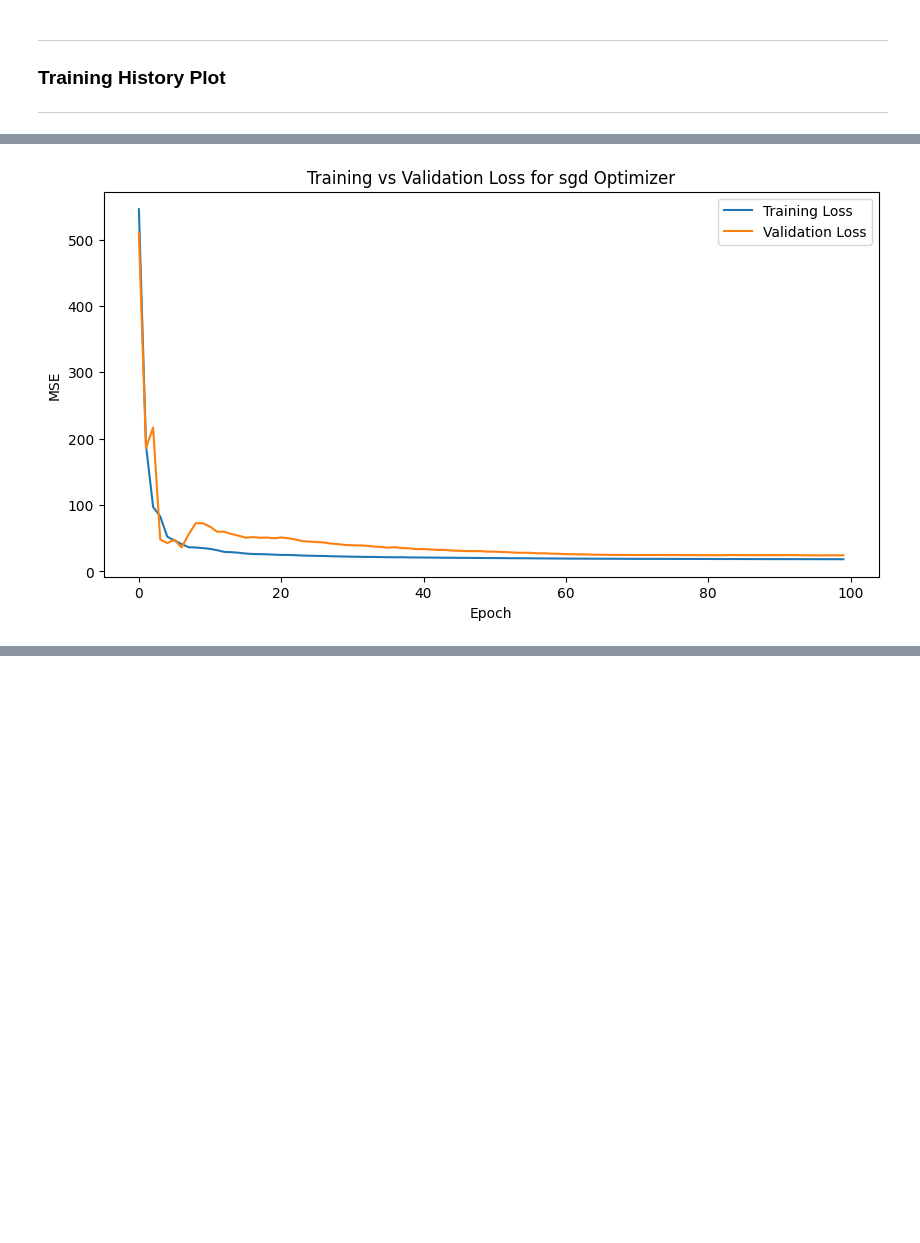
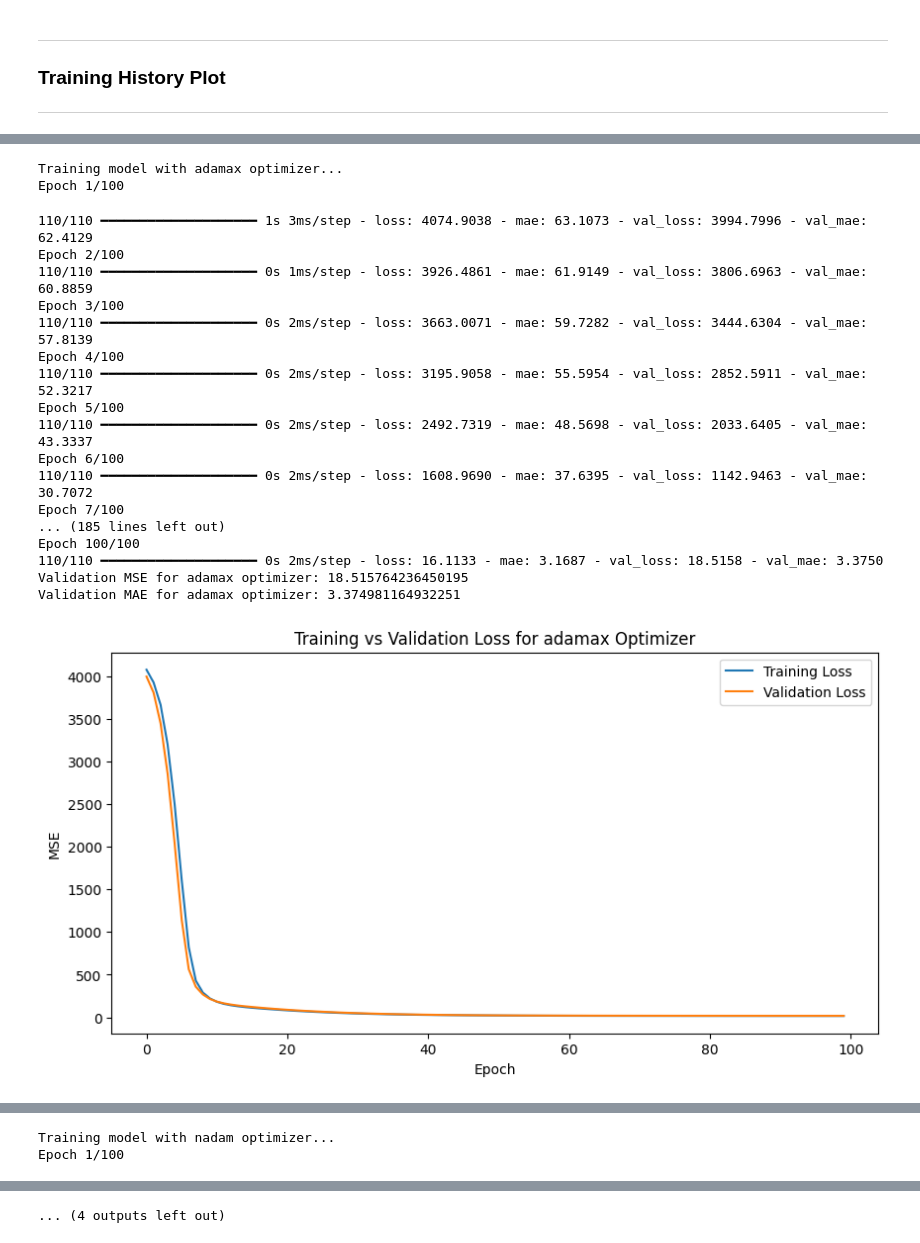
Before and after one commit to Ned-Matheson-1174976/1174976_EcoVision_Project1, a Jupyter notebook: SRC/DL.ipynb, the cells around one changed output, grey strips where cells are left out. Saved outputs shown, nothing was run; the diff lists cells and outputs as text; code cells hidden in the pictures; blank space fills up the shorter version.

```diff
--- a/SRC/DL.ipynb
+++ b/SRC/DL.ipynb
@@ -105,8 +120,10 @@ print('X_train_scaled standard deviation:', X_train_scaled.std())
 
 
 # Reproducibility
+random.seed(42)
 np.random.seed(42)
 tf.random.set_seed(42)
+epoch_num = 100
 
 baseline_model = tf.keras.Sequential([
     tf.keras.layers.Dense(
@@ -127,7 +144,7 @@ history = baseline_model.fit(
     X_train_scaled,
     y_train,
     validation_data=(X_val_scaled, y_val),
-    epochs=100,
+    epochs=epoch_num,
     batch_size=32,
     verbose=1
 )
@@ -594,7 +850,15 @@ Results for different activation functions:
 # %%
-activation_winner = 'relu'
-optimizer_choice = ['adam', 'sgd']
+#activation_winner = 'leaky_relu'
 
+optimizer_choice = ['adam', 'adamax', 'nadam', 'rmsprop', 'sgd']
+results_df = pd.DataFrame(
+    results,
+    columns=[
+        "Variable",
+        "Validation MSE",
+        "Validation MAE"
+    ]
+)
 results_df.loc[len(results_df)] = ['Optimizer', '', '']
 for o in optimizer_choice:
     print(f"Training model with {o} optimizer...")
@@ -604,19 +868,19 @@ for o in optimizer_choice:
         X_train_scaled,
         y_train,
         validation_data=(X_val_scaled, y_val),
-        epochs=100,
+        epochs=epoch_num,
         batch_size=32,
         verbose=1
     )
 
-    test_loss, test_mae = model.evaluate(
-        X_test_scaled,
-        y_test,
+    val_loss, val_mae = model.evaluate(
+        X_val_scaled,
+        y_val,
         verbose=0
     )
 
-    print(f"Test MSE for {o} optimizer: {test_loss}")
-    print(f"Test MAE for {o} optimizer: {test_mae}")
+    print(f"Validation MSE for {o} optimizer: {val_loss}")
+    print(f"Validation MAE for {o} optimizer: {val_mae}")
 
     plt.figure(figsize=(10,5))
 
@@ -628,10 +892,32 @@ for o in optimizer_choice:
     plt.title(f"Training vs Validation Loss for {o} Optimizer")
     plt.legend()
     plt.show()
-    results_df.loc[len(results_df)] = [o, test_loss, test_mae]
+    results_df.loc[len(results_df)] = [o, val_loss, val_mae]
+results_total =pd.concat([results_total, results_df], ignore_index=True)
+#print("Results for different optimizers:")
+#print(results_df)
 
-print("Results for different optimizers:")
-print(results_df)
+
+
+
+# Ignore the title row
+numeric_rows = results_df[pd.to_numeric(results_df["Validation MSE"], errors="coerce").notna()]
+
+best_row = numeric_rows.loc[numeric_rows["Validation MSE"].idxmin()]
+
+markdown_text = f"""
+### Results for different Optimizers
+
+{numeric_rows.to_markdown(index=False)}
+
+{(best_row['Variable'])} Optimizer had the best results with the lowest validation MSE of {best_row['Validation MSE']:.6f} and validation MAE of {best_row['Validation MAE']:.6f}.
+"""
+
+display(Markdown(markdown_text))
+optimizer_winner = numeric_rows.loc[
+    numeric_rows["Validation MSE"].idxmin(),
+    "Variable"
+]
 # %% [output]
 Training model with adam optimizer...
 Epoch 1/100
@@ -671 +942,20 @@ Test MAE for sgd optimizer: 3.848219156265259
+Training model with adamax optimizer...
+Epoch 1/100
+110/110 ━━━━━━━━━━━━━━━━━━━━ 1s 3ms/step - loss: 4074.9038 - mae: 63.1073 - val_loss: 3994.7996 - val_mae: 62.4129
+Epoch 2/100
+110/110 ━━━━━━━━━━━━━━━━━━━━ 0s 1ms/step - loss: 3926.4861 - mae: 61.9149 - val_loss: 3806.6963 - val_mae: 60.8859
+Epoch 3/100
+110/110 ━━━━━━━━━━━━━━━━━━━━ 0s 2ms/step - loss: 3663.0071 - mae: 59.7282 - val_loss: 3444.6304 - val_mae: 57.8139
+Epoch 4/100
+110/110 ━━━━━━━━━━━━━━━━━━━━ 0s 2ms/step - loss: 3195.9058 - mae: 55.5954 - val_loss: 2852.5911 - val_mae: 52.3217
+Epoch 5/100
+110/110 ━━━━━━━━━━━━━━━━━━━━ 0s 2ms/step - loss: 2492.7319 - mae: 48.5698 - val_loss: 2033.6405 - val_mae: 43.3337
+Epoch 6/100
+110/110 ━━━━━━━━━━━━━━━━━━━━ 0s 2ms/step - loss: 1608.9690 - mae: 37.6395 - val_loss: 1142.9463 - val_mae: 30.7072
+Epoch 7/100
+... (185 lines left out)
+Epoch 100/100
+110/110 ━━━━━━━━━━━━━━━━━━━━ 0s 2ms/step - loss: 16.1133 - mae: 3.1687 - val_loss: 18.5158 - val_mae: 3.3750
+Validation MSE for adamax optimizer: 18.515764236450195
+Validation MAE for adamax optimizer: 3.374981164932251
-[figure, old version]
+[figure, new version]
@@ -690,0 +962,2 @@ Results for different optimizers:
+Training model with nadam optimizer...
+Epoch 1/100
@@ -691 +1002,2 @@ Results for different optimizers:
+... (4 outputs left out)
 # %%
```
Also changed, not shown: parts of 15 cells of this notebook.
